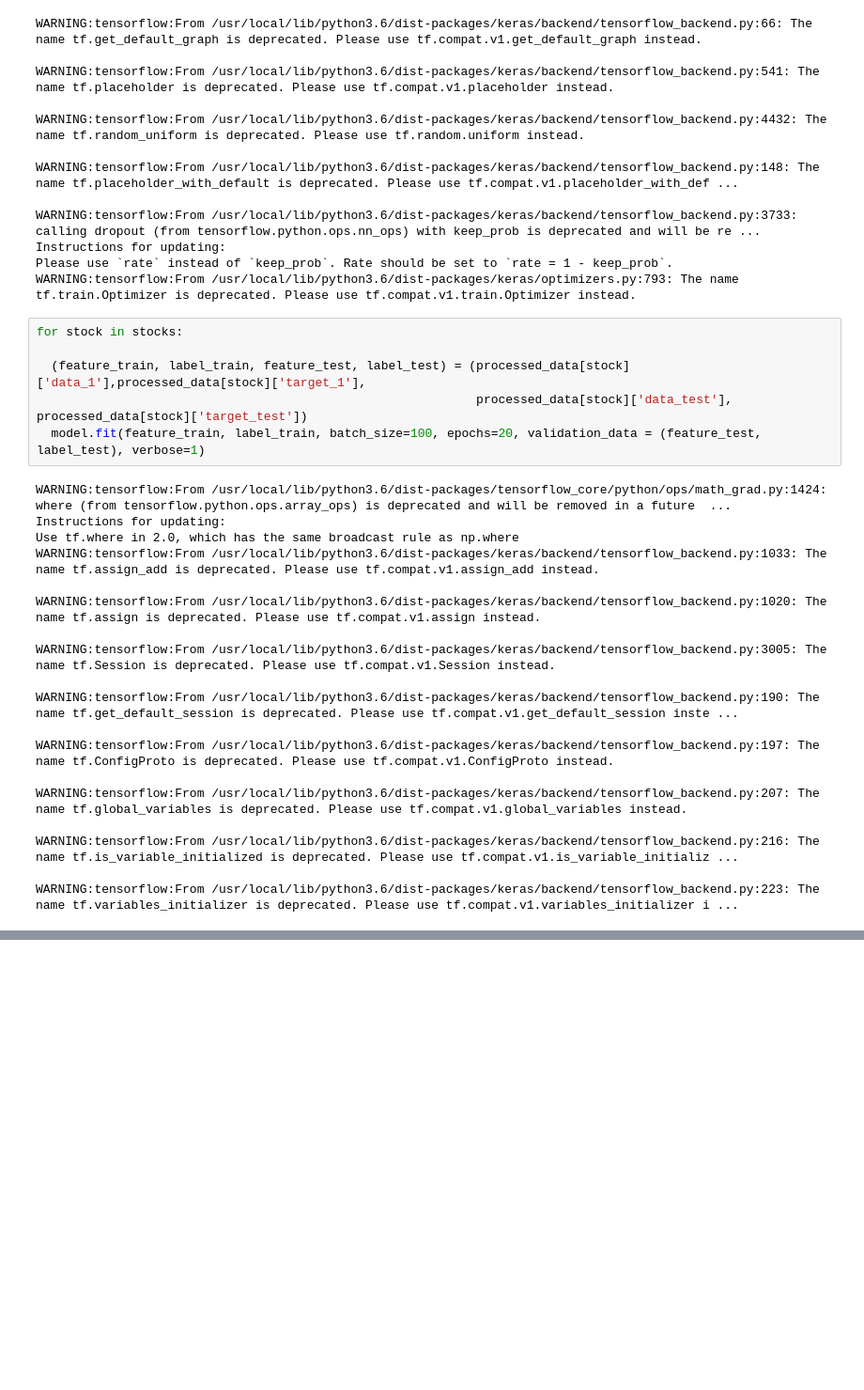
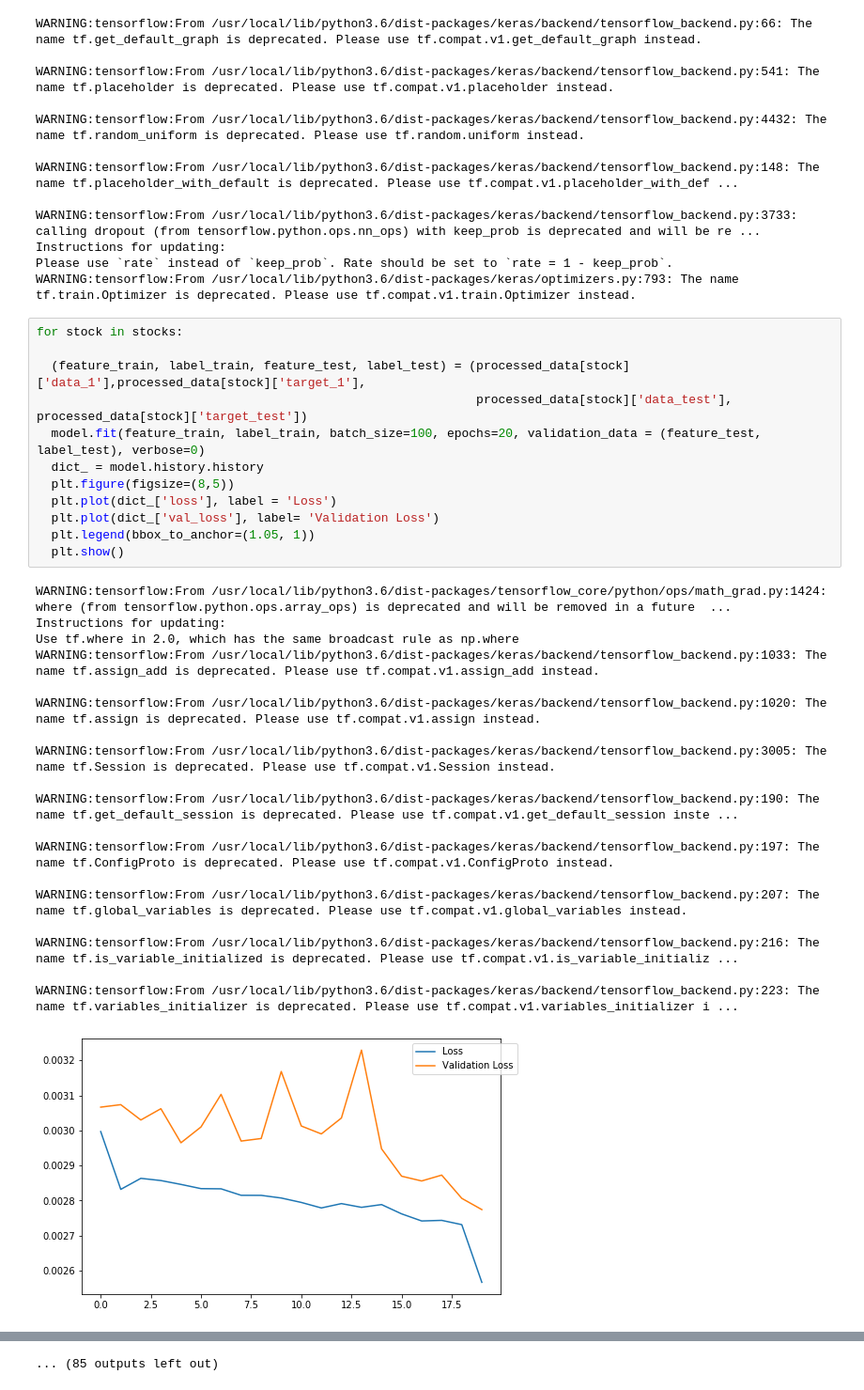
Before and after one commit to menach123/Stock-Prediction-for-Small-Biotech-Companies-GRU-RNN-with-Regression-Output-, a Jupyter notebook: data_retrieval.ipynb, the cells around one changed output, grey strips where cells are left out. Shown at 94% size. Drawn from its saved outputs; the diff is of its cells as text; blank space fills up the shorter version.

```diff
--- a/data_retrieval.ipynb
+++ b/data_retrieval.ipynb
@@ -233,25 +244,32 @@ WARNING:tensorflow:From /usr/local/lib/python3.6/dist-packages/keras/optimizers.
 # %%
 for stock in stocks:
 
   (feature_train, label_train, feature_test, label_test) = (processed_data[stock]['data_1'],processed_data[stock]['target_1'],
                                                             processed_data[stock]['data_test'], processed_data[stock]['target_test'])
-  model.fit(feature_train, label_train, batch_size=100, epochs=20, validation_data = (feature_test, label_test), verbose=1)
+  model.fit(feature_train, label_train, batch_size=100, epochs=20, validation_data = (feature_test, label_test), verbose=0)
+  dict_ = model.history.history
+  plt.figure(figsize=(8,5))
+  plt.plot(dict_['loss'], label = 'Loss')
+  plt.plot(dict_['val_loss'], label= 'Validation Loss')
+  plt.legend(bbox_to_anchor=(1.05, 1))
+  plt.show()
 # %% [output]
 WARNING:tensorflow:From /usr/local/lib/python3.6/dist-packages/tensorflow_core/python/ops/math_grad.py:1424: where (from tensorflow.python.ops.array_ops) is deprecated and will be removed in a future  ...
 Instructions for updating:
 Use tf.where in 2.0, which has the same broadcast rule as np.where
 WARNING:tensorflow:From /usr/local/lib/python3.6/dist-packages/keras/backend/tensorflow_backend.py:1033: The name tf.assign_add is deprecated. Please use tf.compat.v1.assign_add instead.
 
 WARNING:tensorflow:From /usr/local/lib/python3.6/dist-packages/keras/backend/tensorflow_backend.py:1020: The name tf.assign is deprecated. Please use tf.compat.v1.assign instead.
 
 WARNING:tensorflow:From /usr/local/lib/python3.6/dist-packages/keras/backend/tensorflow_backend.py:3005: The name tf.Session is deprecated. Please use tf.compat.v1.Session instead.
 
 WARNING:tensorflow:From /usr/local/lib/python3.6/dist-packages/keras/backend/tensorflow_backend.py:190: The name tf.get_default_session is deprecated. Please use tf.compat.v1.get_default_session inste ...
 
 WARNING:tensorflow:From /usr/local/lib/python3.6/dist-packages/keras/backend/tensorflow_backend.py:197: The name tf.ConfigProto is deprecated. Please use tf.compat.v1.ConfigProto instead.
 
 WARNING:tensorflow:From /usr/local/lib/python3.6/dist-packages/keras/backend/tensorflow_backend.py:207: The name tf.global_variables is deprecated. Please use tf.compat.v1.global_variables instead.
 
 WARNING:tensorflow:From /usr/local/lib/python3.6/dist-packages/keras/backend/tensorflow_backend.py:216: The name tf.is_variable_initialized is deprecated. Please use tf.compat.v1.is_variable_initializ ...
 
 WARNING:tensorflow:From /usr/local/lib/python3.6/dist-packages/keras/backend/tensorflow_backend.py:223: The name tf.variables_initializer is deprecated. Please use tf.compat.v1.variables_initializer i ...
+[figure, added]
@@ -258,3 +286,4 @@ WARNING:tensorflow:From /usr/local/lib/python3.6/dist-packages/keras/backend/ten
+... (85 outputs left out)
 # %%
 dict_ = model.history.history
 plt.figure(figsize=(8,5))
```
Also changed, not shown: parts of 9 cells of this notebook.
